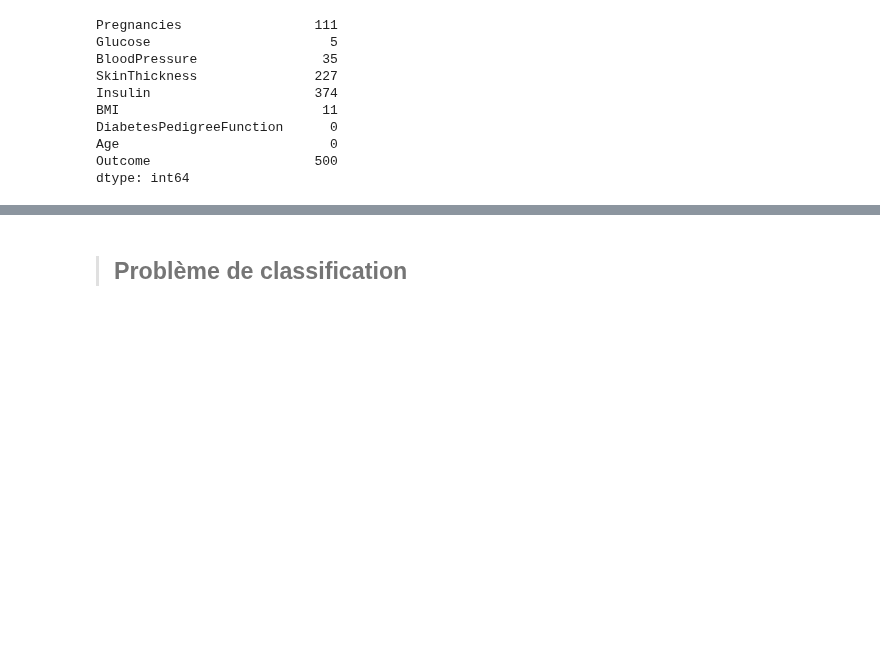
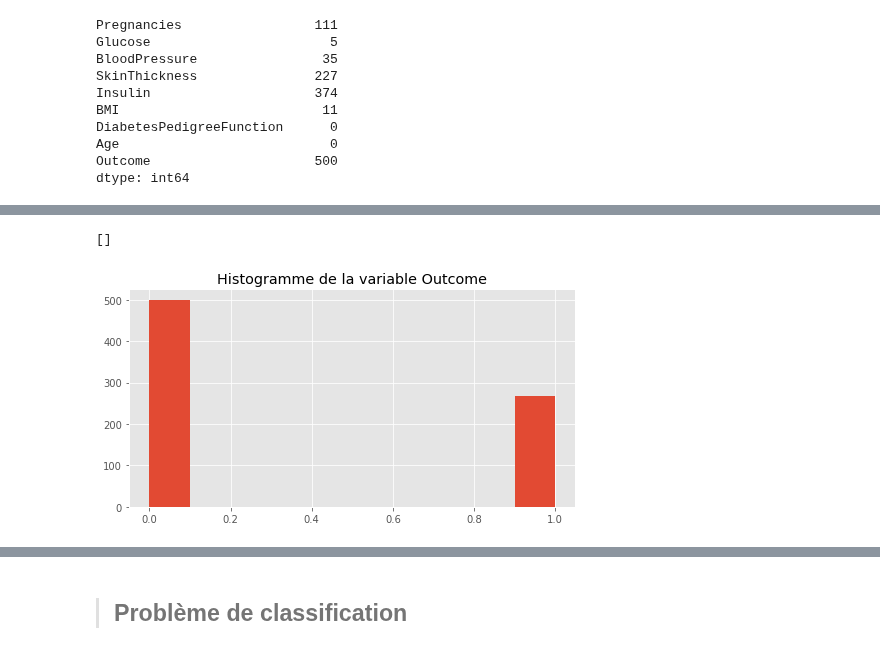
Before and after one commit to JeremCab/ModelisationMathBUT, a Jupyter notebook: TP/0_IntroSKL_CORR.ipynb, the cells around one changed output, grey strips where cells are left out. Cells and saved outputs as stored; diff of their text form; code cells hidden in the pictures; blank space fills up the shorter version.

```diff
--- a/TP/0_IntroSKL_CORR.ipynb
+++ b/TP/0_IntroSKL_CORR.ipynb
@@ -111,9 +111,11 @@ from sklearn.linear_model import LinearRegression
 from sklearn.linear_model import LogisticRegression
 from sklearn.metrics import classification_report
 from sklearn.metrics import mean_squared_error
+from sklearn.neighbors import KNeighborsClassifier
 
 import seaborn as sns
 import matplotlib.pyplot as plt
+plt.style.use('ggplot')
 # %% [markdown]
 ## Load Data
 # %%
@@ -159,6 +175,6 @@ dtype: int64
 # %%
 for col in ["Glucose", "BloodPressure", "SkinThickness", "Insulin", "BMI"]:
 
-    mean = df[df[col] != 0][col].mean()
+    mask = df[col] != 0
+    mean = df[mask][col].mean()
     df[col] = df[col].replace(0, mean)
-    print((df[col] == 0).sum())
@@ -192,0 +194,10 @@ plt.show()
+# %%
+plt.figure(figsize=(8, 4))
+
+df.Outcome.hist()
+
+plt.title("Histogramme de la variable Outcome")
+plt.plot()
+# %% [output]
+[]
+[figure, added]
```
Also changed, not shown: parts of 37 cells of this notebook, 46 other files.
